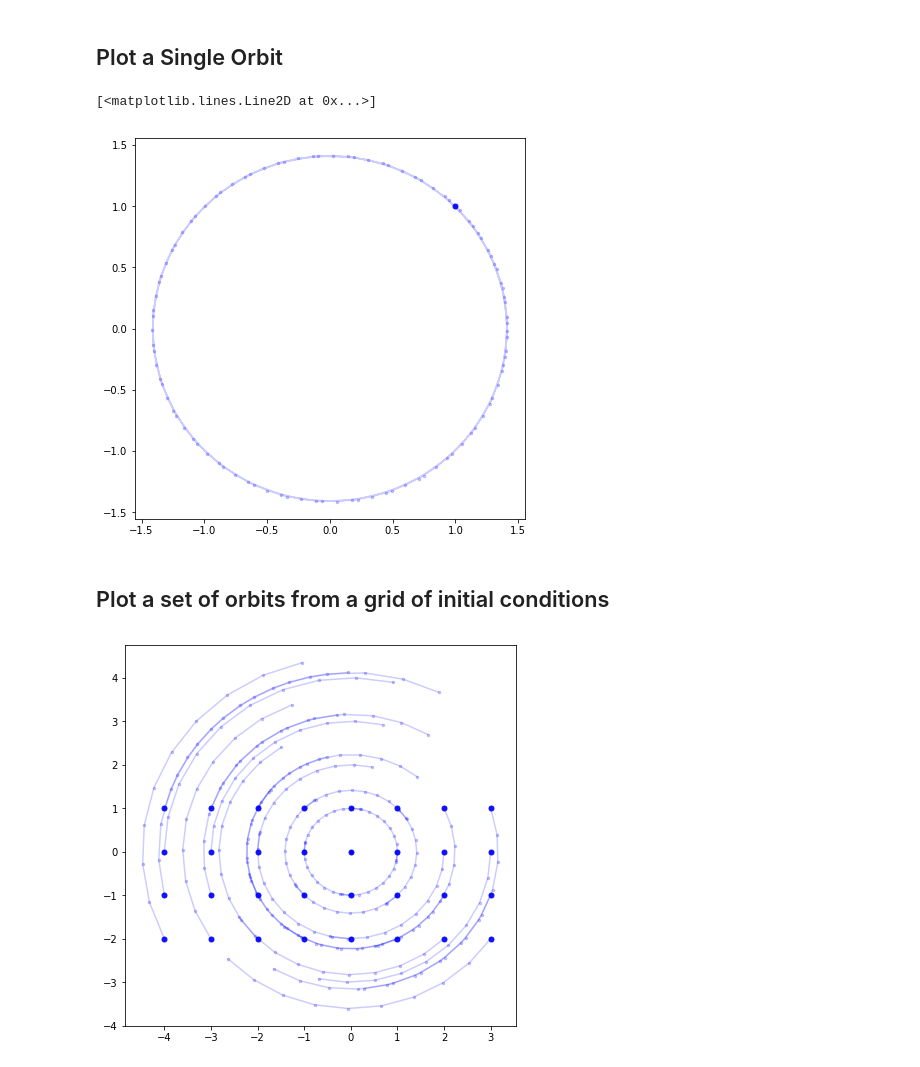
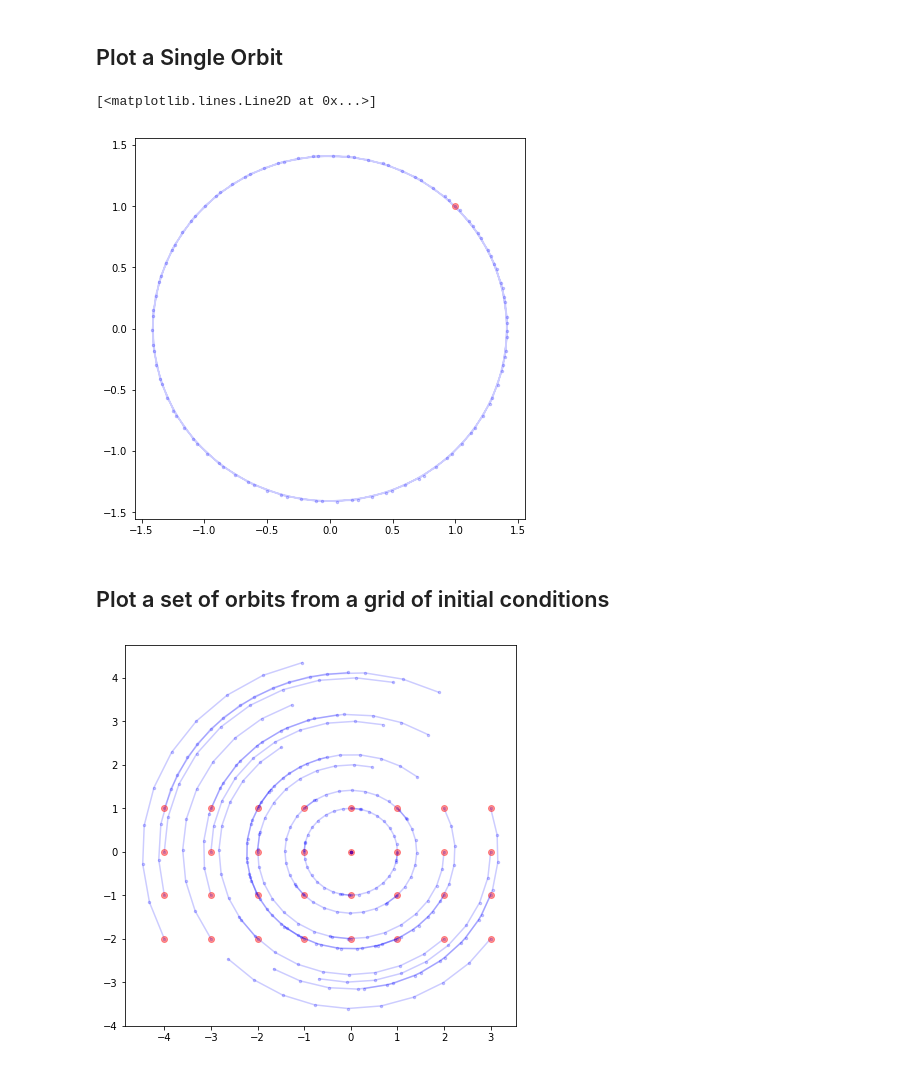
Before and after one commit to jyoshimi/dst_stuff, a Jupyter notebook: ode_2d_matrix.ipynb, the cells around one changed output. Drawn from its saved outputs; the diff is of its cells as text; code cells hidden in the pictures.

```diff
--- a/ode_2d_matrix.ipynb
+++ b/ode_2d_matrix.ipynb
@@ -71,21 +71,21 @@ t = np.arange(0, 10, .1) # Times
 ic = [1,1] # initial condition
 orbit = odeint(ode, ic, t)
 plt.plot(orbit[:,0],orbit[:,1], '.-',color='b',ms=5,alpha = .2)
-plt.plot(ic[0],ic[1], '.', color = 'b', ms=10, alpha=.9)
+plt.plot(ic[0],ic[1], '.', color = 'r', ms=12, alpha=.4) # Initial Condition
 # %% [output]
 [<matplotlib.lines.Line2D at 0x...>]
-[figure, old version]
+[figure, new version]
 # %% [markdown]
 ## Plot a set of orbits from a grid of initial conditions
 # %%
 fig = plt.gcf()
 fig.set_size_inches(7,7)
 # A grid of initial conditions to test
 t = np.arange(0, 1, .1) # Times
 for x,y in itertools.product(range(-4,4), range(-2,2)):
     ic = [x,y] # initial condition
     orbit = odeint(ode, ic, t) # Run the dst; integrate the ode
     plt.plot(orbit[:,0],orbit[:,1], '.-',color='b',ms=5,alpha = .2)
-    plt.plot(ic[0],ic[1], '.', color = 'b', ms=10, alpha=.9) # Initial Condition
+    plt.plot(ic[0],ic[1], '.', color = 'r', ms=12, alpha=.4) # Initial Condition
 # %% [output]
-[figure, old version]
+[figure, new version]
```
Also changed, not shown: parts of 1 cell of this notebook, 4 other files.
